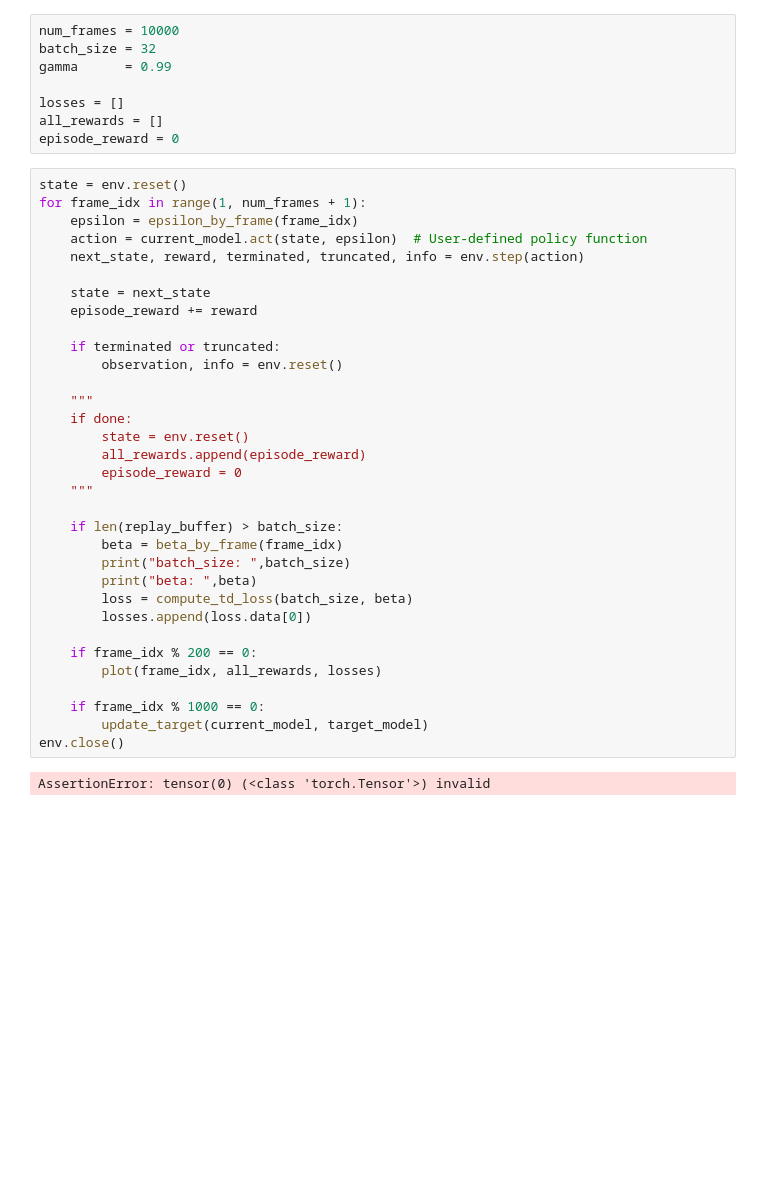
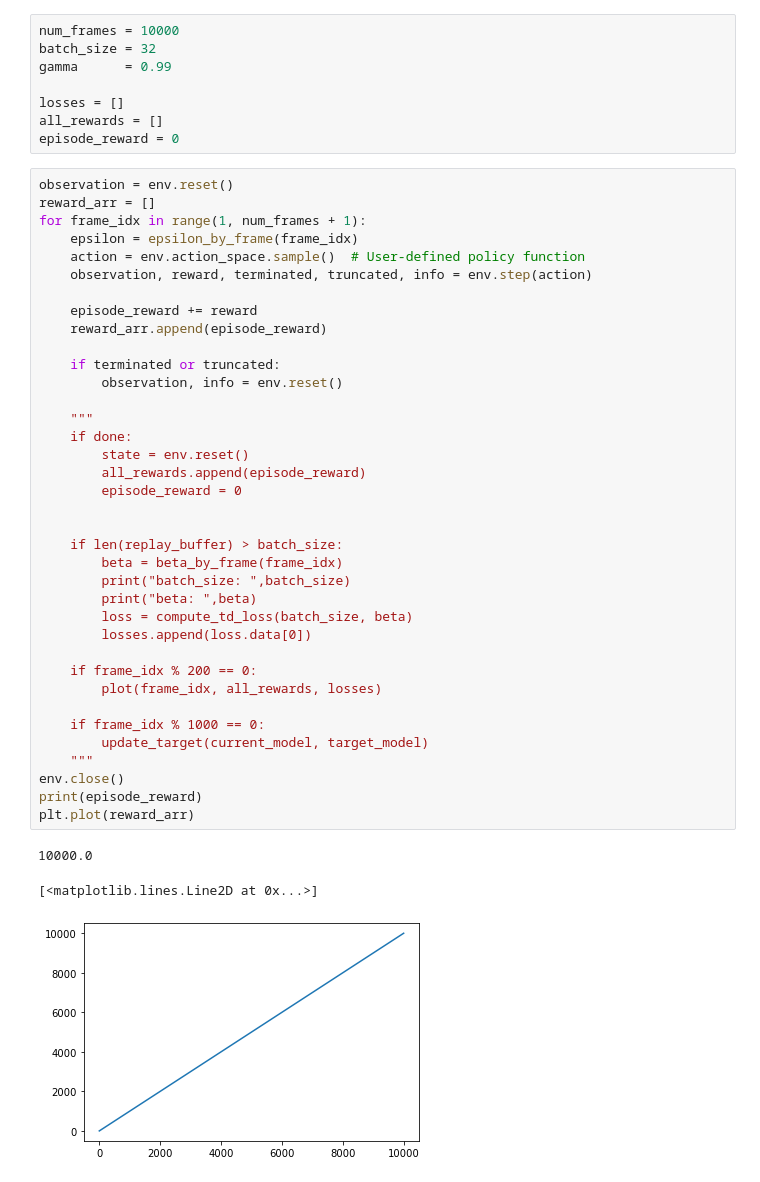
Before and after one commit to drewlair/RLproject, a Jupyter notebook: replay.ipynb, the cells around one changed output. Saved outputs shown, nothing was run; the diff lists cells and outputs as text; blank space fills up the shorter version.

```diff
--- a/replay.ipynb
+++ b/replay.ipynb
@@ -200,37 +200,43 @@ losses = []
 all_rewards = []
 episode_reward = 0
 # %%
-state = env.reset()
+observation = env.reset()
+reward_arr = []
 for frame_idx in range(1, num_frames + 1):
     epsilon = epsilon_by_frame(frame_idx)
-    action = current_model.act(state, epsilon)  # User-defined policy function
-    next_state, reward, terminated, truncated, info = env.step(action)
+    action = env.action_space.sample()  # User-defined policy function
+    observation, reward, terminated, truncated, info = env.step(action)
 
-    state = next_state
     episode_reward += reward
+    reward_arr.append(episode_reward)
 
     if terminated or truncated:
         observation, info = env.reset()
 
     """
     if done:
         state = env.reset()
         all_rewards.append(episode_reward)
         episode_reward = 0
-    """
+
 
     if len(replay_buffer) > batch_size:
         beta = beta_by_frame(frame_idx)
         print("batch_size: ",batch_size)
         print("beta: ",beta)
         loss = compute_td_loss(batch_size, beta)
         losses.append(loss.data[0])
 
     if frame_idx % 200 == 0:
         plot(frame_idx, all_rewards, losses)
 
     if frame_idx % 1000 == 0:
         update_target(current_model, target_model)
+    """
 env.close()
+print(episode_reward)
+plt.plot(reward_arr)
 # %% [output]
-AssertionError: tensor(0) (<class 'torch.Tensor'>) invalid
+10000.0
+[<matplotlib.lines.Line2D at 0x...>]
+[figure, added]
```
